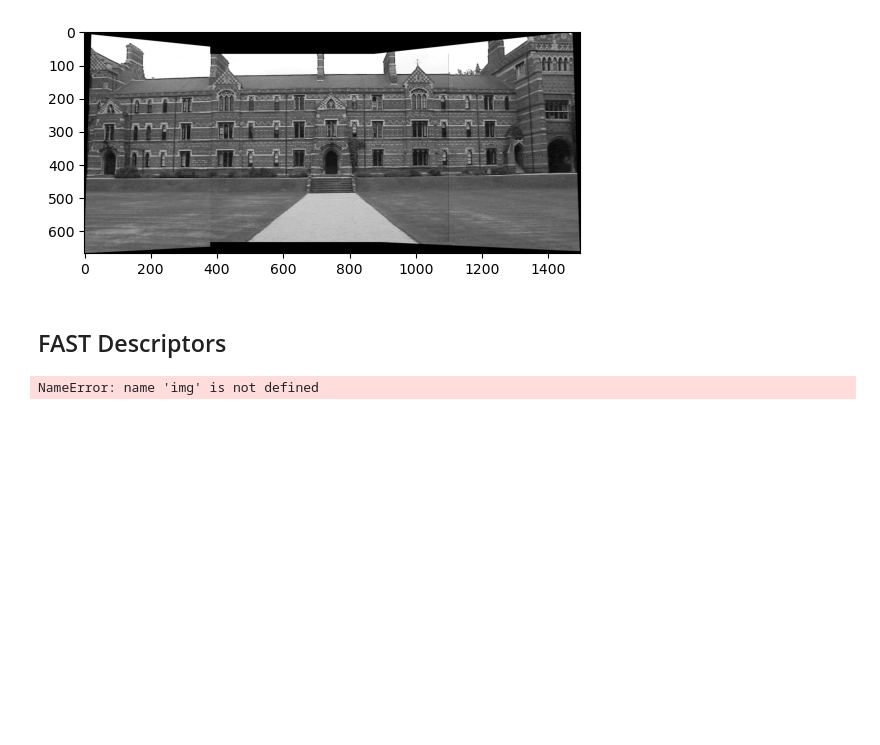
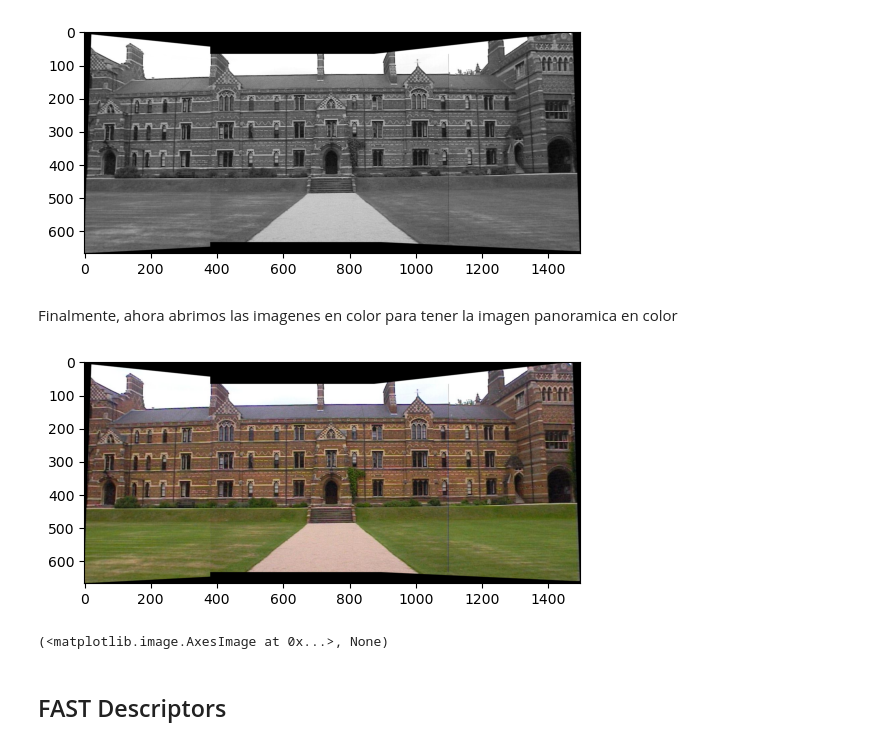
Before and after one commit to pabloagustinpace/public-projects, a Jupyter notebook: computer vision/image stiching/mosaicing.ipynb, the cells around one changed output. Saved outputs shown, nothing was run; the diff lists cells and outputs as text; code cells hidden in the pictures; blank space fills up the shorter version.

Commit message:
color panorama

```diff
--- a/computer vision/image stiching/mosaicing.ipynb
+++ b/computer vision/image stiching/mosaicing.ipynb
@@ -81,19 +81,18 @@ plt.imshow(final_panorama, cmap='gray')
 # %% [output]
 <matplotlib.image.AxesImage at 0x...>
 [figure]
+# %% [markdown]
+Finalmente, ahora abrimos las imagenes en color para tener la imagen panoramica en color
+# %%
+img_a = cv2.cvtColor(cv2.imread('images/keble_a.jpg'), cv2.COLOR_BGR2RGB)
+img_b = cv2.cvtColor(cv2.imread('images/keble_b.jpg'), cv2.COLOR_BGR2RGB)
+img_c = cv2.cvtColor(cv2.imread('images/keble_c.jpg'), cv2.COLOR_BGR2RGB)
+
+first_panorama_color = utils.create_panorama(img_b, img_c, H)
+final_panorama_color = utils.create_panorama(first_panorama_color, img_a, H_2)
+plt.imshow(final_panorama_color),plt.show()
+# %% [output]
+[figure, added]
+(<matplotlib.image.AxesImage at 0x...>, None)
 # %% [markdown]
 ## FAST Descriptors
-# %%
-# Initiate FAST object with default values
-fast = cv2.FastFeatureDetector_create()
-
-# find and draw the keypoints
-kp = fast.detect(img,None)
-
-print('The number of keypoints with sift is {}'.format(len(kp)))
-
-img_kp = cv2.drawKeypoints(img_gs, kp, None, color=(255,0,0))
-
-plt.imshow(img_kp)
-# %% [output]
-NameError: name 'img' is not defined
```
Also changed, not shown: 1 other file.
